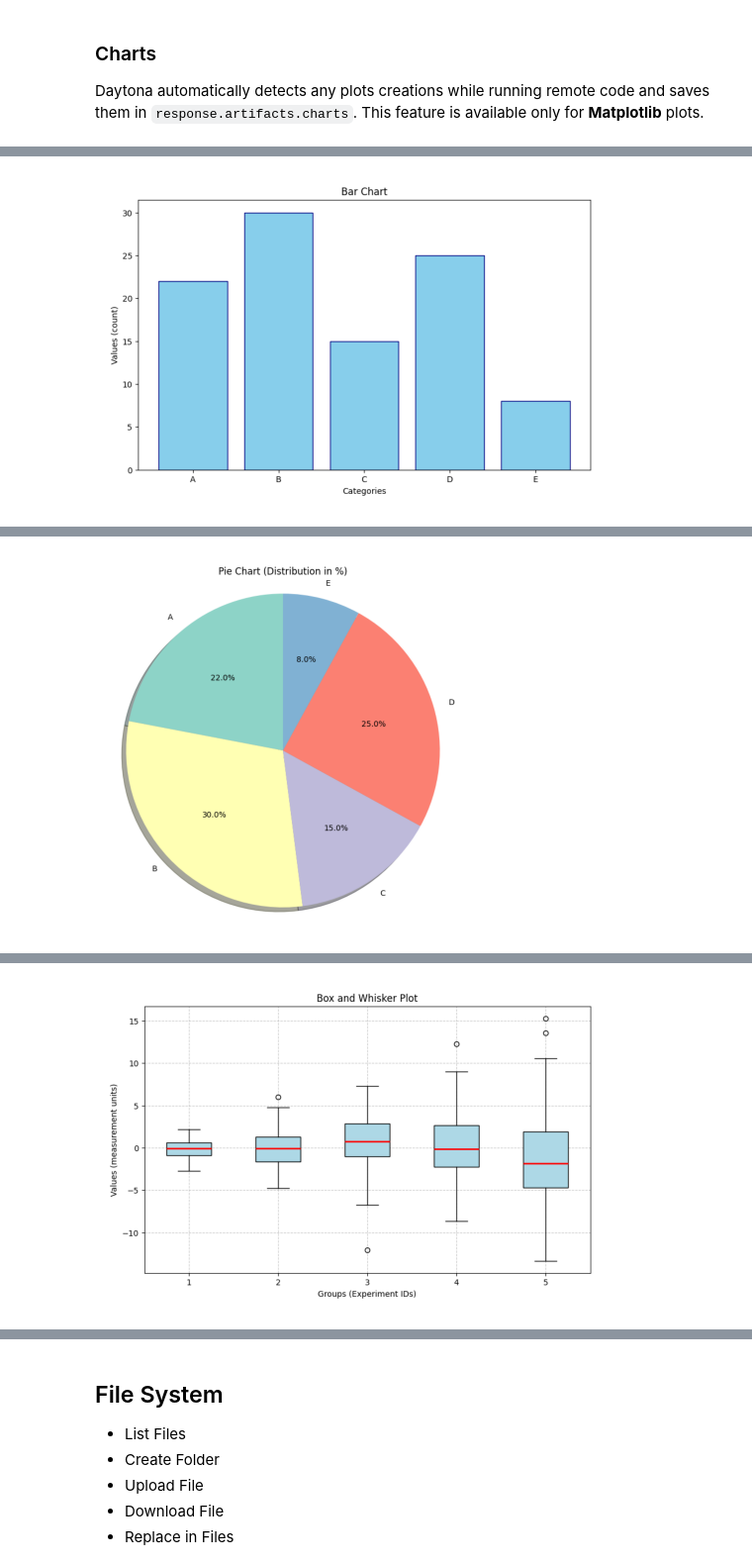
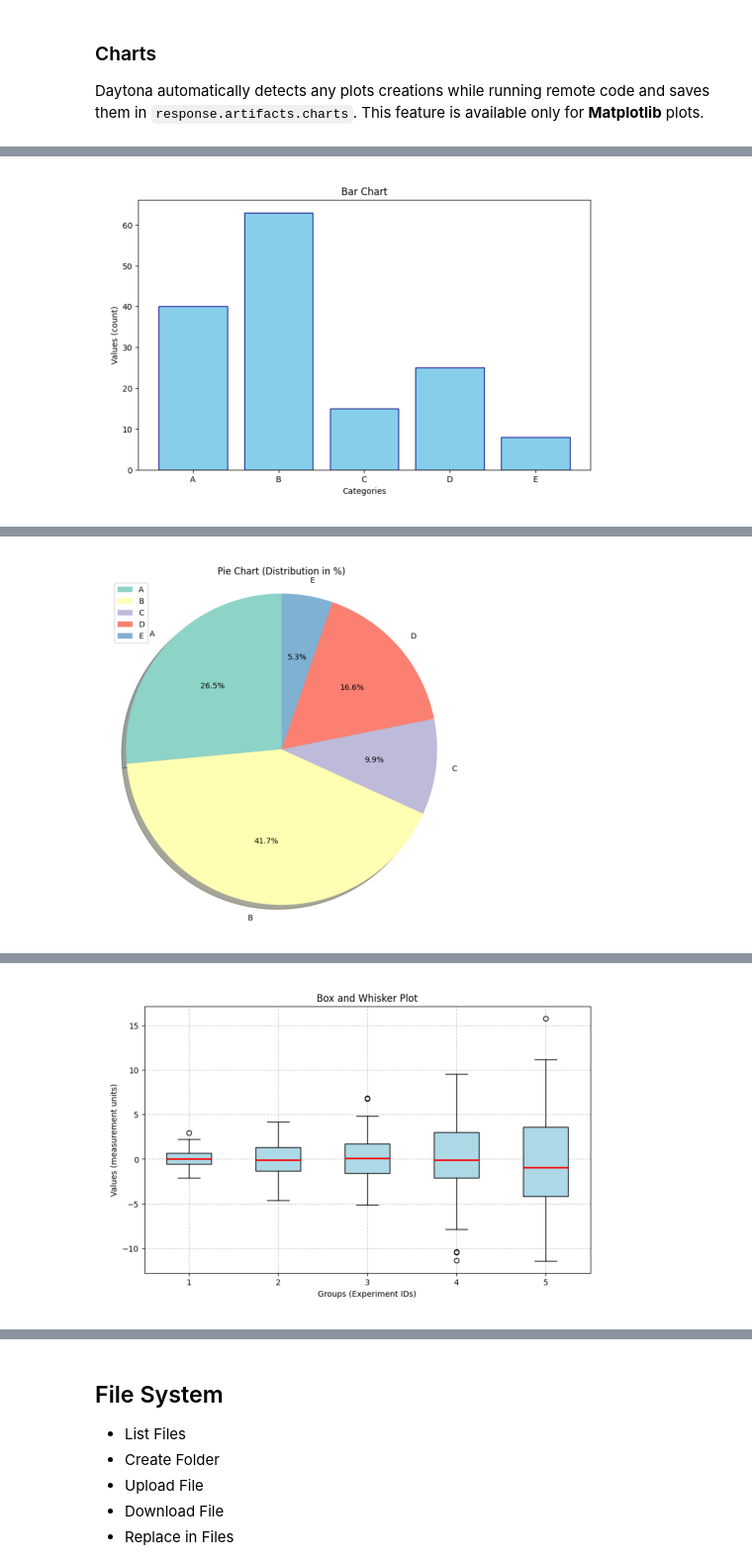
Before and after one commit to MDzaja/sdk, a Jupyter notebook: examples/jupyter/daytona.ipynb, the cells around one changed output, grey strips where cells are left out. Shown: that part at 99% size. Saved outputs shown, nothing was run; the diff lists cells and outputs as text; code cells hidden in the pictures.

```diff
--- a/examples/jupyter/daytona.ipynb
+++ b/examples/jupyter/daytona.ipynb
@@ -73,5 +112,5 @@ Daytona automatically detects any plots creations while running remote code and
 # %%
-sandbox.process.exec('pip install matplotlib numpy')
+
 
 matplotlib_code = """
 import matplotlib.pyplot as plt
@@ -81,7 +120,7 @@ import numpy as np
 x = np.linspace(0, 10, 30)
 y = np.sin(x)
 categories = ['A', 'B', 'C', 'D', 'E']
-values = [22, 30, 15, 25, 8]
+values = [40, 63, 15, 25, 8]
 box_data = [np.random.normal(0, std, 100) for std in range(1, 6)]
 
 # 1. Line Chart
@@ -112,10 +151,12 @@ plt.show()
 
 # 4. Pie Chart
 plt.figure(figsize=(8, 8))
-plt.pie(values, labels=categories, autopct='%1.1f%%',
+plt.pie(values, labels=categories,
+        autopct='%1.1f%%',
         colors=plt.cm.Set3.colors, shadow=True, startangle=90)
 plt.title('Pie Chart (Distribution in %)')  # Modified title
 plt.axis('equal')  # Equal aspect ratio ensures the pie chart is circular
+plt.legend()
 plt.show()
 
 # 5. Box and Whisker Plot
@@ -130,9 +171,12 @@ plt.grid(True, linestyle='--', alpha=0.7)
 plt.show()
 """
 
+import matplotlib.pyplot as plt
+import numpy as np
+
 response = sandbox.process.code_run(matplotlib_code)
 
-print(response)
+print(response.artifacts.stdout)
 
 if response.exit_code != 0:
     print(f"Error: {response.exit_code} {response.result}")
@@ -144,46 +188,7 @@ else:
         plt.axis('off')
         plt.show()
 
-        print('Type:', chart.type)
-        print('Title:', chart.title)
+        print(chart)
 
-        if chart.type in [ChartType.LINE, ChartType.SCATTER, ChartType.BAR, ChartType.BOX_AND_WHISKER]:
-            print('X Labels:', chart.x_label)
-            print('Y Labels:', chart.y_label)
-            print('X Unit:', chart.x_unit)
-            print('Y Unit:', chart.y_unit)
-
-        if chart.type in [ChartType.LINE, ChartType.SCATTER]:
-            print('X Ticks:', chart.x_ticks)
-            print('X Tick Labels:', chart.x_tick_labels)
-            print('X Scale:', chart.x_scale)
-            print('Y Ticks:', chart.y_ticks)
-            print('Y Tick Labels:', chart.y_tick_labels)
-            print('Y Scale:', chart.y_scale)
-            print('Elements:')
-            for element in chart.elements:
-                print('\n\tLabel:', element.get('label', None))
-                print('\tPoints:', element.get('points', None))
-        elif chart.type == ChartType.BAR:
-            print('Elements:')
-            for bar in chart.elements:
-                print('\n\tLabel:', bar.get('label', None))
-                print('\tGroup:', bar.get('group', None))
-                print('\tValue:', bar.get('value', None))
-        elif chart.type == ChartType.PIE:
-            print('Elements:')
-            for element in chart.elements:
-                print('\n\tLabel:', element.get('label', None))
-                print('\tAngle:', element.get('angle', None))
-                print('\tRadius:', element.get('radius', None))
-        elif chart.type == ChartType.BOX_AND_WHISKER:
-            print('Elements:')
-            for element in chart.elements:
-                print('\n\tLabel:', element.get('label', None))
-                print('\tMin:', element.get('min', None))
-                print('\tFirst Quartile:', element.get('first_quartile', None))
-                print('\tMedian:', element.get('median', None))
-                print('\tThird Quartile:', element.get('third_quartile', None))
-                print('\tMax:', element.get('max', None))
-                print('\tOutliers:', element.get('outliers', None))
+# daytona.remove(sandbox)
 # %% [output]
@@ -225 +231 @@ Elements:
-[figure, old version]
+[figure, new version]
@@ -243 +249 @@ Elements:
-[figure, old version]
+[figure, new version]
@@ -261 +267 @@ Elements:
-[figure, old version]
+[figure, new version]
```
Also changed, not shown: parts of 7 cells of this notebook, 11 other files.
